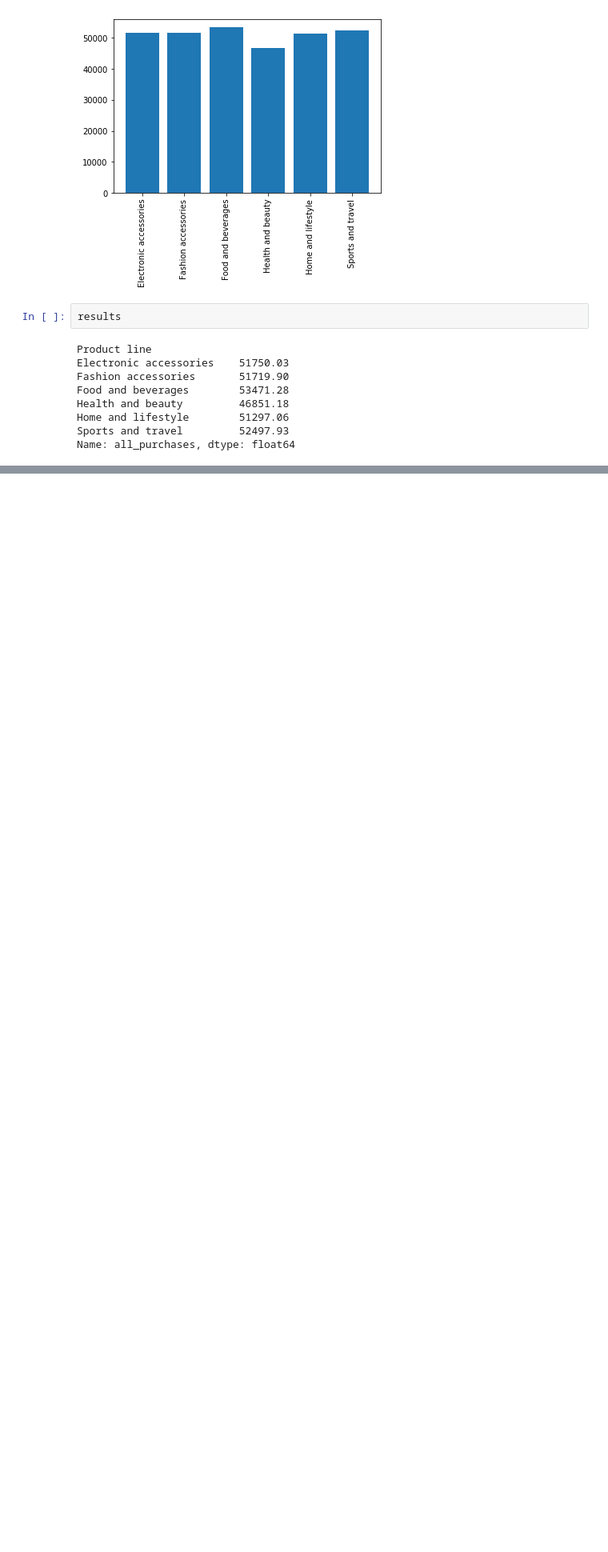
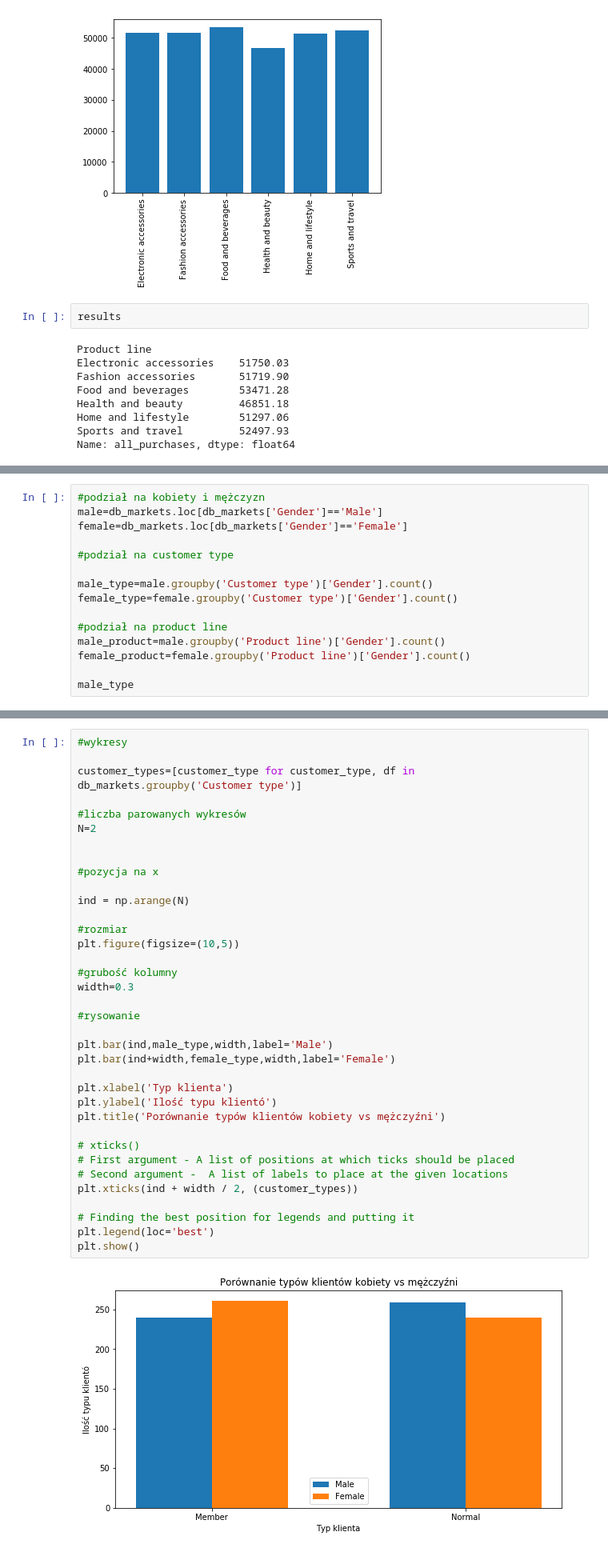
Before and after one commit to Patmik/CV, a Jupyter notebook: supermarket/markety.ipynb, the cells around one changed output, grey strips where cells are left out. Shown at 80% size. Drawn from its saved outputs; the diff is of its cells as text; blank space fills up the shorter version.

```diff
--- a/supermarket/markety.ipynb
+++ b/supermarket/markety.ipynb
@@ -95,0 +98,15 @@ Name: all_purchases, dtype: float64
+# %%
+#podział na kobiety i mężczyzn
+male=db_markets.loc[db_markets['Gender']=='Male']
+female=db_markets.loc[db_markets['Gender']=='Female']
+
+#podział na customer type
+
+male_type=male.groupby('Customer type')['Gender'].count()
+female_type=female.groupby('Customer type')['Gender'].count()
+
+#podział na product line
+male_product=male.groupby('Product line')['Gender'].count()
+female_product=female.groupby('Product line')['Gender'].count()
+
+male_type
@@ -95,0 +118,38 @@ Name: all_purchases, dtype: float64
+# %%
+#wykresy
+
+customer_types=[customer_type for customer_type, df in db_markets.groupby('Customer type')]
+
+#liczba parowanych wykresów
+N=2
+
+
+#pozycja na x
+
+ind = np.arange(N)
+
+#rozmiar
+plt.figure(figsize=(10,5))
+
+#grubość kolumny
+width=0.3
+
+#rysowanie
+
+plt.bar(ind,male_type,width,label='Male')
+plt.bar(ind+width,female_type,width,label='Female')
+
+plt.xlabel('Typ klienta')
+plt.ylabel('Ilość typu klientó')
+plt.title('Porównanie typów klientów kobiety vs mężczyźni')
+
+# xticks()
+# First argument - A list of positions at which ticks should be placed
+# Second argument -  A list of labels to place at the given locations
+plt.xticks(ind + width / 2, (customer_types))
+
+# Finding the best position for legends and putting it
+plt.legend(loc='best')
+plt.show()
+# %% [output]
+[figure, added]
```
Also changed, not shown: parts of 9 cells of this notebook.
